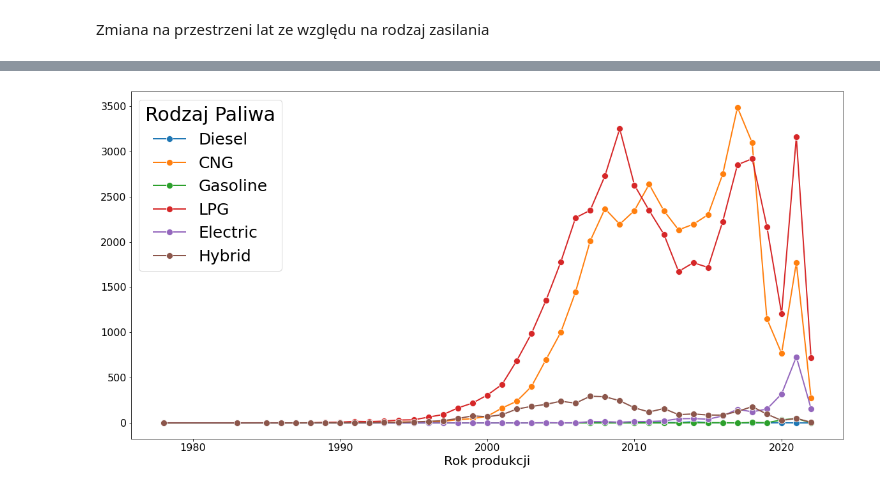
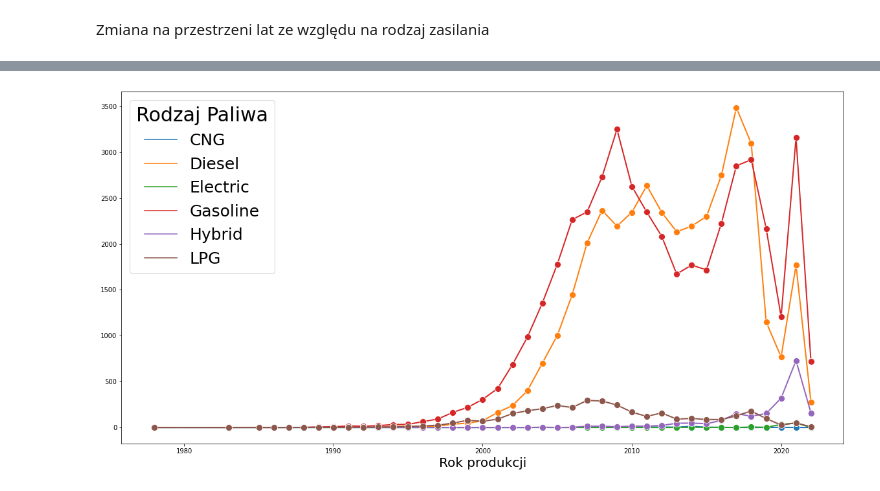
Before and after one commit to mateusz-orzel/analiza-danych-w-pythonie, a Jupyter notebook: projekt.ipynb, the cells around one changed output, grey strips where cells are left out. Drawn from its saved outputs; the diff is of its cells as text; code cells hidden in the pictures.

```diff
--- a/projekt.ipynb
+++ b/projekt.ipynb
@@ -239,10 +175,11 @@ engine
 # %%
+engine = cars_noNaN[["year","fuel"]].value_counts().unstack().fillna(0)
 plt.figure(figsize=(20,10))
 sns.lineplot(data=engine,marker = "o",markersize=10,linewidth=2,dashes=False)
 plt.xlabel("Rok produkcji",fontsize=20)
-plt.xticks(fontsize=16)
-plt.yticks(fontsize=16)
-plt.legend(title="Rodzaj Paliwa",labels=[x for x in cars_noNaN["fuel"].unique()],title_fontsize=30,fontsize=25)
+#plt.xticks(fontsize=16)
+#plt.yticks(fontsize=16)
+plt.legend(title="Rodzaj Paliwa",title_fontsize=30,fontsize=25)
 plt.show()
 # %% [output]
-[figure, old version]
+[figure, new version]
```
Also changed, not shown: parts of 9 cells of this notebook.
